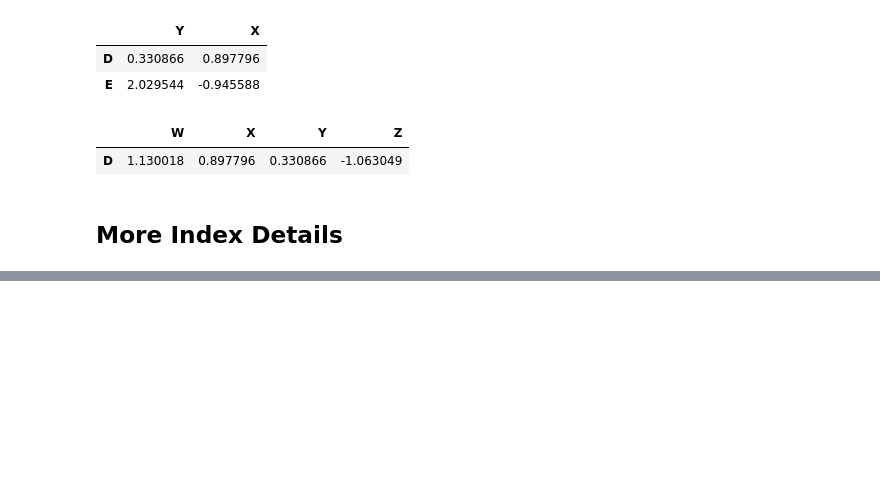
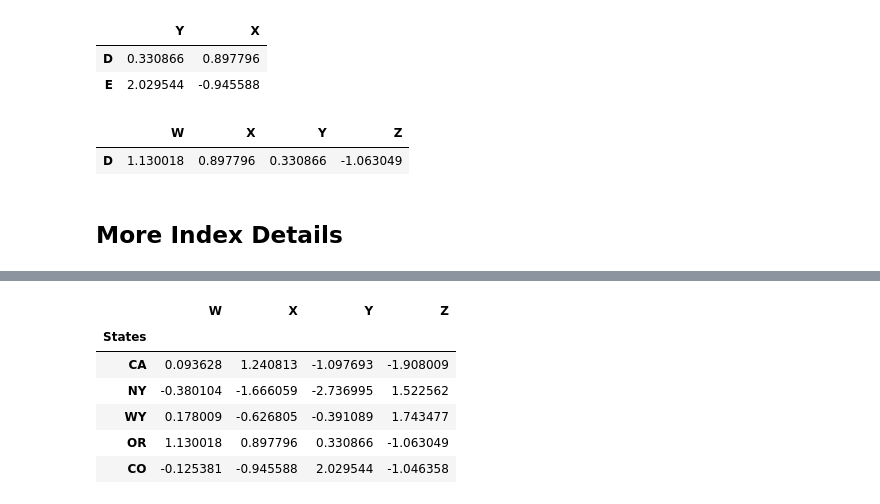
Before and after one commit to SiddheshDaphane/Data-Analysis-in-Python, a Jupyter notebook: 07_DataFrames.ipynb, the cells around one changed output, grey strips where cells are left out. Cells and saved outputs as stored; diff of their text form; code cells hidden in the pictures; blank space fills up the shorter version.

```diff
--- a/07_DataFrames.ipynb
+++ b/07_DataFrames.ipynb
@@ -249,0 +282,10 @@ df[(df['W']>1) & (df['Y']>0)]
+# %%
+df.set_index('States')
+# %% [output]
+|  | W | X | Y | Z |
+| States |  |  |  |  |
+| CA | 0.093628 | 1.240813 | -1.097693 | -1.908009 |
+| NY | -0.380104 | -1.666059 | -2.736995 | 1.522562 |
+| WY | 0.178009 | -0.626805 | -0.391089 | 1.743477 |
+| OR | 1.130018 | 0.897796 | 0.330866 | -1.063049 |
+| CO | -0.125381 | -0.945588 | 2.029544 | -1.046358 |
```
Also changed, not shown: parts of 24 cells of this notebook.
